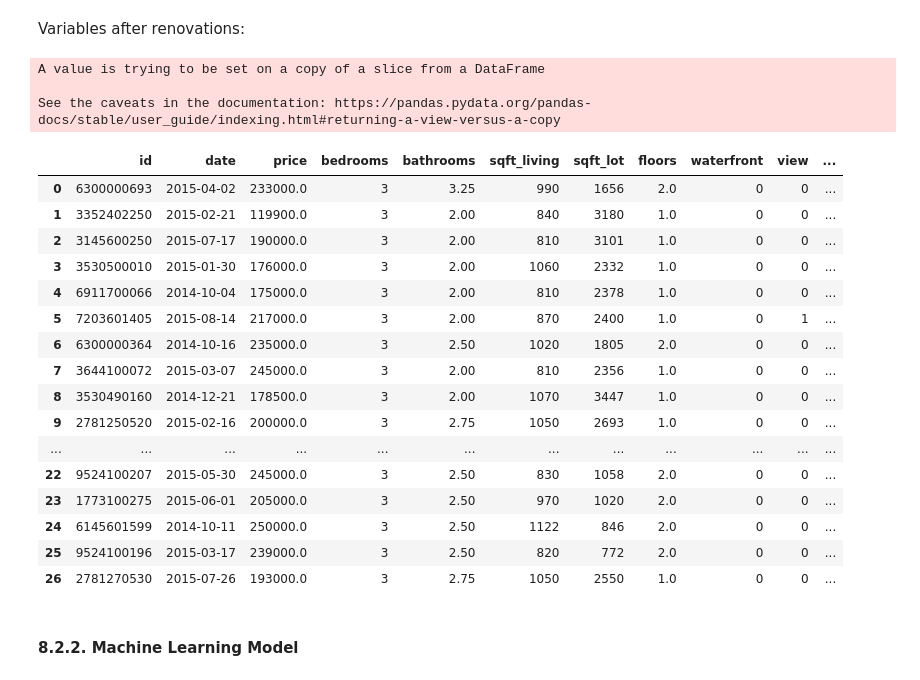
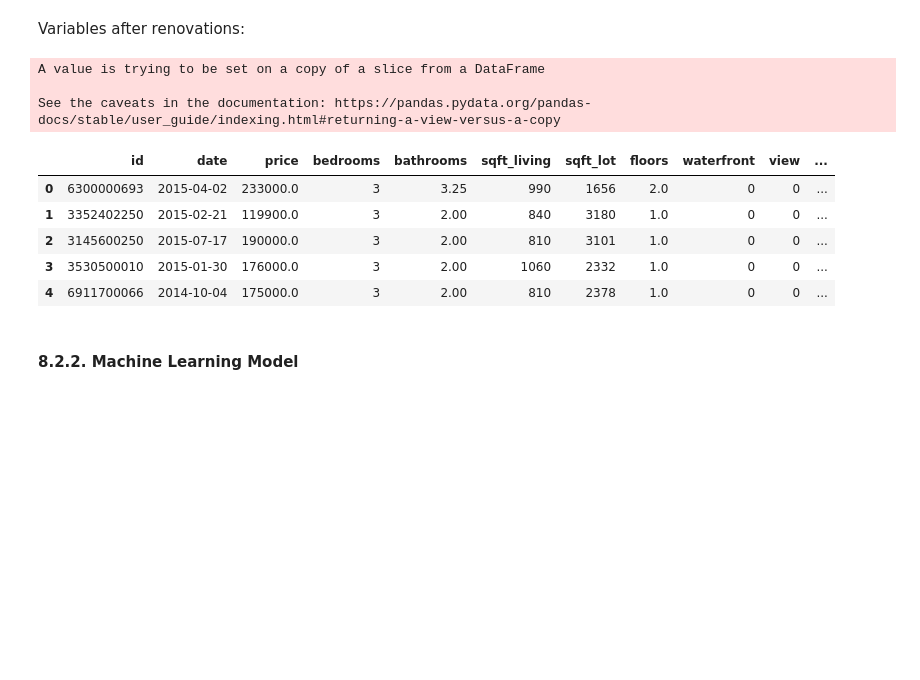
Before and after one commit to vitorlavor/Portfolio_DataScience, a Jupyter notebook: Project_HouseRocket.ipynb, the cells around one changed output. Saved outputs shown, nothing was run; the diff lists cells and outputs as text; code cells hidden in the pictures; blank space fills up the shorter version.

```diff
--- a/Project_HouseRocket.ipynb
+++ b/Project_HouseRocket.ipynb
@@ -2132,45 +2123,34 @@ doy = datetime.today().timetuple().tm_yday
 spring = range(80, 172)
 summer = range(172, 264)
 fall = range(264, 355)
 # winter = everything else
 
 seasons = []
 
 for row in range(data_b.shape[0]):
   doy = data_b['date'][row].timetuple().tm_yday
   if doy in spring:
     seasons.append('spring')
   elif doy in summer:
     seasons.append('summer')
   elif doy in fall:
     seasons.append('fall')
   else:
     seasons.append('winter')
 
 data_b['season'] = seasons
 
-data_b
+data_b.head()
 # %% [output]
 A value is trying to be set on a copy of a slice from a DataFrame
 
 See the caveats in the documentation: https://pandas.pydata.org/pandas-docs/stable/user_guide/indexing.html#returning-a-view-versus-a-copy
 |  | id | date | price | bedrooms | bathrooms | sqft_living | sqft_lot | floors | waterfront | view | ... |
 | 0 | 6300000693 | 2015-04-02 | 233000.0 | 3 | 3.25 | 990 | 1656 | 2.0 | 0 | 0 | ... |
 | 1 | 3352402250 | 2015-02-21 | 119900.0 | 3 | 2.00 | 840 | 3180 | 1.0 | 0 | 0 | ... |
 | 2 | 3145600250 | 2015-07-17 | 190000.0 | 3 | 2.00 | 810 | 3101 | 1.0 | 0 | 0 | ... |
 | 3 | 3530500010 | 2015-01-30 | 176000.0 | 3 | 2.00 | 1060 | 2332 | 1.0 | 0 | 0 | ... |
 | 4 | 6911700066 | 2014-10-04 | 175000.0 | 3 | 2.00 | 810 | 2378 | 1.0 | 0 | 0 | ... |
-| 5 | 7203601405 | 2015-08-14 | 217000.0 | 3 | 2.00 | 870 | 2400 | 1.0 | 0 | 1 | ... |
-| 6 | 6300000364 | 2014-10-16 | 235000.0 | 3 | 2.50 | 1020 | 1805 | 2.0 | 0 | 0 | ... |
-| 7 | 3644100072 | 2015-03-07 | 245000.0 | 3 | 2.00 | 810 | 2356 | 1.0 | 0 | 0 | ... |
-| 8 | 3530490160 | 2014-12-21 | 178500.0 | 3 | 2.00 | 1070 | 3447 | 1.0 | 0 | 0 | ... |
-| 9 | 2781250520 | 2015-02-16 | 200000.0 | 3 | 2.75 | 1050 | 2693 | 1.0 | 0 | 0 | ... |
-| ... | ... | ... | ... | ... | ... | ... | ... | ... | ... | ... | ... |
-| 22 | 9524100207 | 2015-05-30 | 245000.0 | 3 | 2.50 | 830 | 1058 | 2.0 | 0 | 0 | ... |
-| 23 | 1773100275 | 2015-06-01 | 205000.0 | 3 | 2.50 | 970 | 1020 | 2.0 | 0 | 0 | ... |
-| 24 | 6145601599 | 2014-10-11 | 250000.0 | 3 | 2.50 | 1122 | 846 | 2.0 | 0 | 0 | ... |
-| 25 | 9524100196 | 2015-03-17 | 239000.0 | 3 | 2.50 | 820 | 772 | 2.0 | 0 | 0 | ... |
-| 26 | 2781270530 | 2015-07-26 | 193000.0 | 3 | 2.75 | 1050 | 2550 | 1.0 | 0 | 0 | ... |
 # %% [markdown]
 #### 8.2.2. Machine Learning Model
 # %%
```
Also changed, not shown: parts of 4 cells of this notebook.
